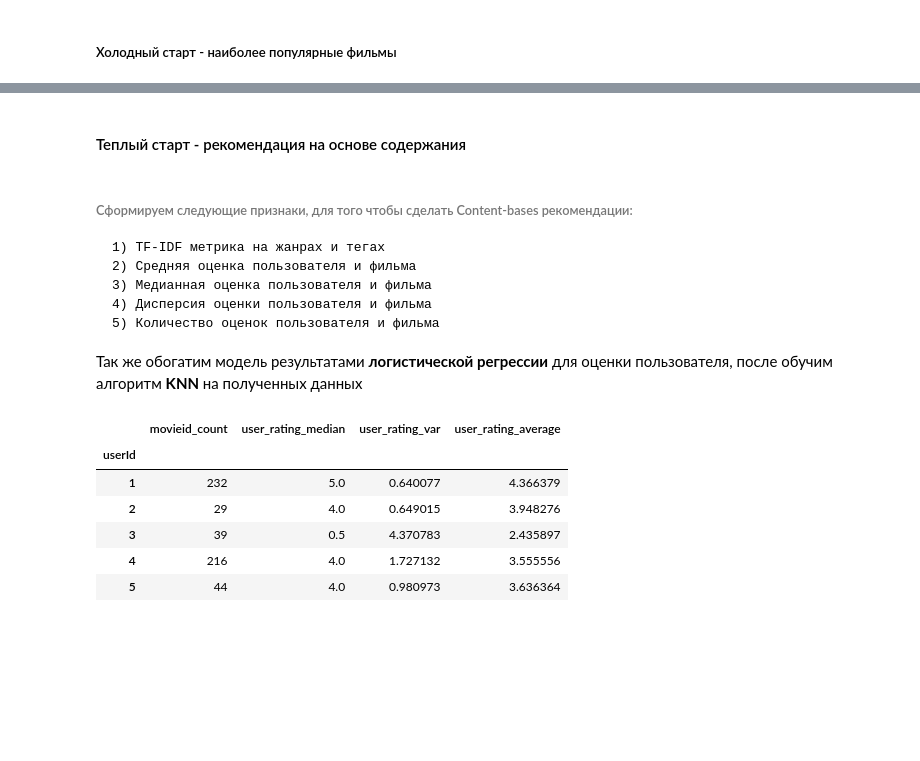
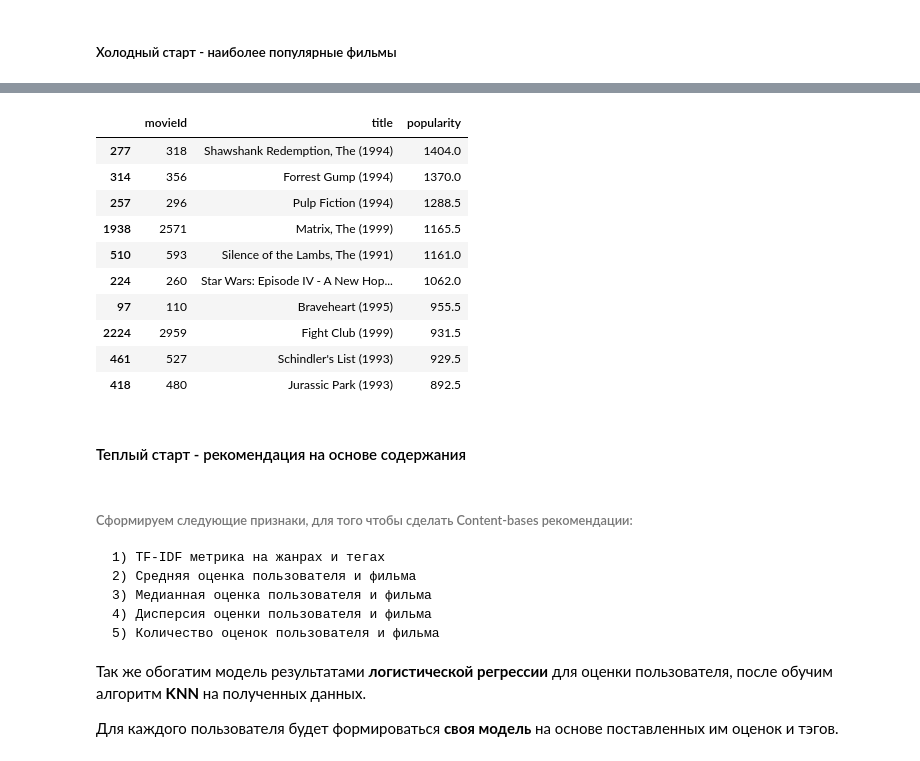
Before and after one commit to kianya/recomend_systems, a Jupyter notebook: homework-3-hybrid.ipynb, the cells around one changed output, grey strips where cells are left out. Drawn from its saved outputs; the diff is of its cells as text; code cells hidden in the pictures; blank space fills up the shorter version.

```diff
--- a/homework-3-hybrid.ipynb
+++ b/homework-3-hybrid.ipynb
@@ -40,7 +40,7 @@ ratings = pd.read_csv('../data/ml-latest-small/ratings.csv',)
 ##### Холодный старт - наиболее популярные фильмы
 # %%
 # Рекомендательная система для холодного старта
-movies_ratings = ratings.groupby('movieId').agg({'userId': np.count_nonzero,
+movies_means = ratings.groupby('movieId').agg({'userId': np.count_nonzero,
                                 'rating': [np.median, np.var, np.average]})
-movies_ratings.columns=['userid_count', 'movie_rating_median', 'movie_rating_var', 'movie_rating_average']
-movies_ratings.head()
+movies_means.columns=['userid_count', 'movie_rating_median', 'movie_rating_var', 'movie_rating_average']
+movies_means=movies_means.fillna(0)
@@ -55,19 +58,28 @@ movies_ratings.head()
 # %%
 # Нормируем количество оценок пользователей и рейтинг фильмов
-movies_ratings['norm_movie_raiting'] = movies_ratings.apply(lambda row: (row['movie_rating_average'])
-                             /(movies_ratings['movie_rating_average'].max()
-                                   - movies_ratings['movie_rating_average'].min())
-                 , axis=1)
-movies_ratings['norm_userid_count'] = movies_ratings.apply(lambda row: (row['userid_count'])
-                             /(movies_ratings['userid_count'].max() - movies_ratings['userid_count'].min())
-                 , axis=1)
+movies_popularity = movies_means
+
 # Популярность фильма = нормированный райтинг * нормированное количество оценок
-movies_ratings['popularity'] = movies_ratings['norm_userid_count'] * movies_ratings['norm_movie_raiting']
-movies_popularity = movies_ratings.merge(movies, on='movieId', how='left', sort=False)[['title', 'genres', 'popularity']]
+movies_popularity['popularity'] = movies_popularity['userid_count'] * movies_popularity['movie_rating_average']
+movies_popularity = movies_popularity.merge(movies, on='movieId', how='left', sort=False)[['movieId', 'title', 'genres', 'popularity']]
 # %%
 def cold_start(userId):
     movies = movies_popularity.sort_values('popularity', ascending=False)[['movieId', 'title', 'popularity']].head(10)
     return movies
+# %%
+cold_start(100)
+# %% [output]
+|  | movieId | title | popularity |
+| 277 | 318 | Shawshank Redemption, The (1994) | 1404.0 |
+| 314 | 356 | Forrest Gump (1994) | 1370.0 |
+| 257 | 296 | Pulp Fiction (1994) | 1288.5 |
+| 1938 | 2571 | Matrix, The (1999) | 1165.5 |
+| 510 | 593 | Silence of the Lambs, The (1991) | 1161.0 |
+| 224 | 260 | Star Wars: Episode IV - A New Hop... | 1062.0 |
+| 97 | 110 | Braveheart (1995) | 955.5 |
+| 2224 | 2959 | Fight Club (1999) | 931.5 |
+| 461 | 527 | Schindler's List (1993) | 929.5 |
+| 418 | 480 | Jurassic Park (1993) | 892.5 |
 # %% [markdown]
 #### Теплый старт - рекомендация на основе содержания
 # %% [markdown]
@@ -79,21 +91,9 @@ def cold_start(userId):
     5) Количество оценок пользователя и фильма
 
 Так же обогатим модель результатами **логистической регрессии** для оценки пользователя,
-после обучим алгоритм **KNN** на полученных данных
+после обучим алгоритм **KNN** на полученных данных.
+
+Для каждого пользователя будет формироваться **своя модель** на основе поставленных им оценок и тэгов.
-# %%
-# Средняя оценка, медианное значение, дисперсия, количество оценок пользователей
-user_ratings = ratings.groupby('userId').agg({'movieId': np.count_nonzero,
-                                'rating': [np.median, np.var, np.average]}).head()
-user_ratings.columns=['movieid_count', 'user_rating_median', 'user_rating_var', 'user_rating_average']
-user_ratings.head()
-# %% [output]
-|  | movieid_count | user_rating_median | user_rating_var | user_rating_average |
-| userId |  |  |  |  |
-| 1 | 232 | 5.0 | 0.640077 | 4.366379 |
-| 2 | 29 | 4.0 | 0.649015 | 3.948276 |
-| 3 | 39 | 0.5 | 4.370783 | 2.435897 |
-| 4 | 216 | 4.0 | 1.727132 | 3.555556 |
-| 5 | 44 | 4.0 | 0.980973 | 3.636364 |
 # %%
 # Сгруппируем тэги для фильмов
 grouped_tags = tags.groupby('movieId').agg({'tag': [(lambda x: "|".join(x)), np.count_nonzero]})
```
Also changed, not shown: parts of 56 cells of this notebook.
